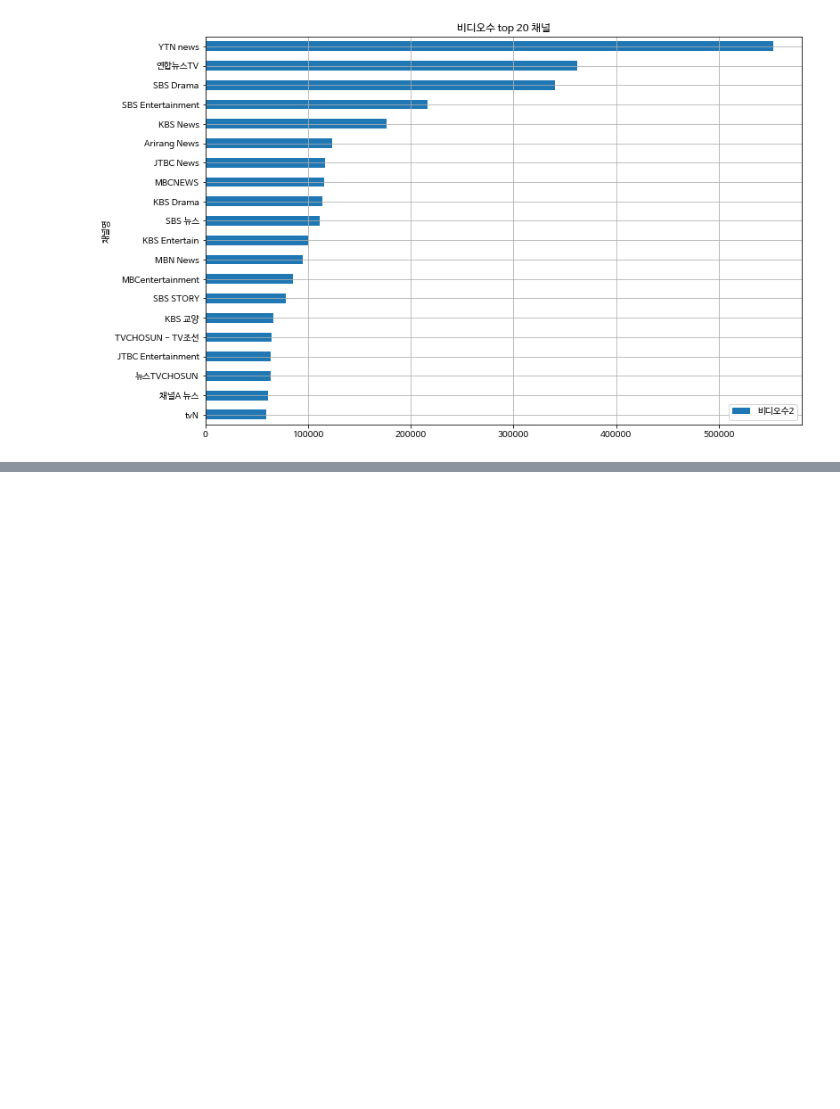
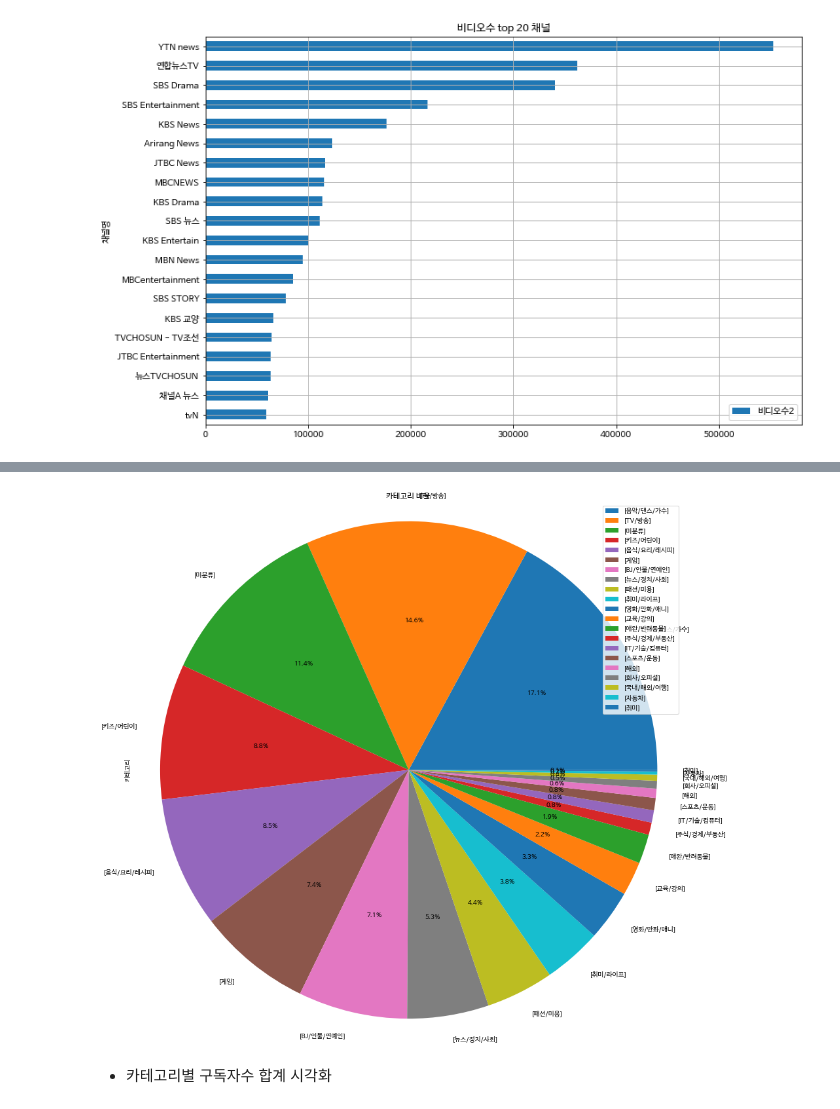
Before and after one commit to dongkyuseo/DataAnalysis, a Jupyter notebook: 05.Crwaling Web/07_유튜브랭킹_시각화.ipynb, the cells around one changed output, grey strips where cells are left out. Saved outputs shown, nothing was run; the diff lists cells and outputs as text; code cells hidden in the pictures; blank space fills up the shorter version.

```diff
--- a/05.Crwaling Web/07_유튜브랭킹_시각화.ipynb
+++ b/05.Crwaling Web/07_유튜브랭킹_시각화.ipynb
@@ -119,0 +185,11 @@ plt.show()
+# %%
+df3 = pd.DataFrame(df.카테고리)
+
+df3.plot.pie(autopct='%.1f%%', subplots=True, figsize=(15,15))
+plt.title("카테고리 비율")
+plt.axis('equal')
+plt.show()
+# %% [output]
+[figure, added]
+# %% [markdown]
+- 카테고리별 구독자수 합계 시각화
```
Also changed, not shown: parts of 12 cells of this notebook.
